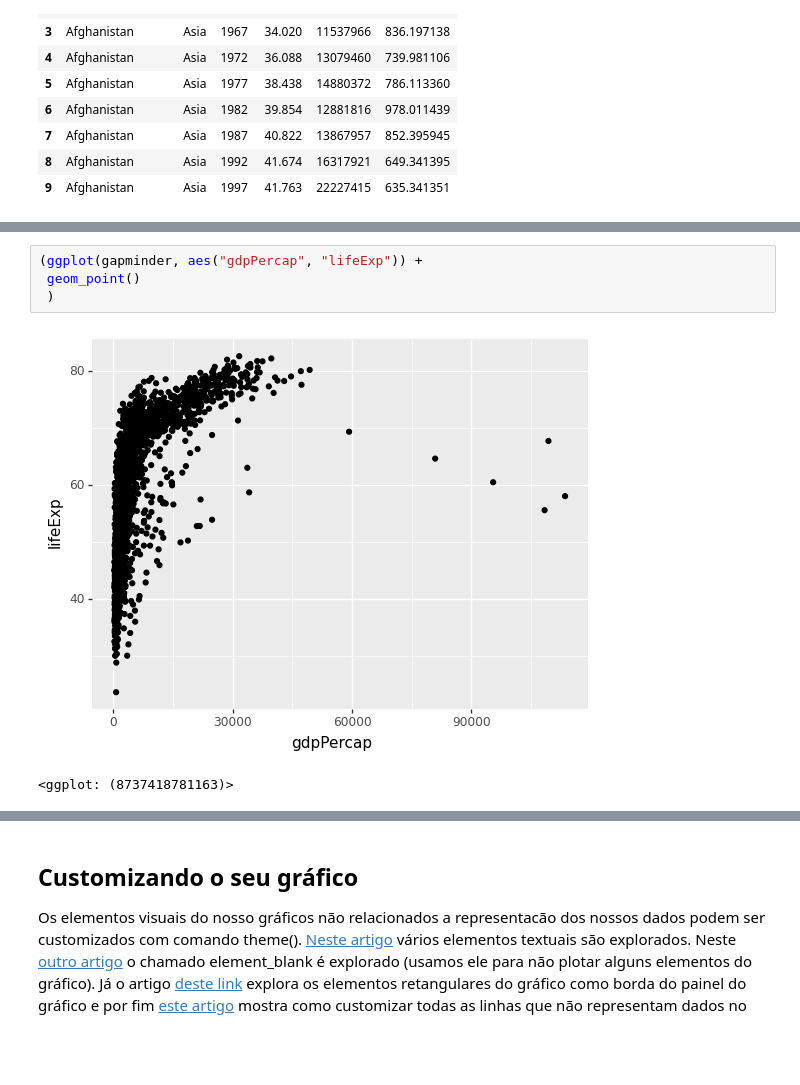
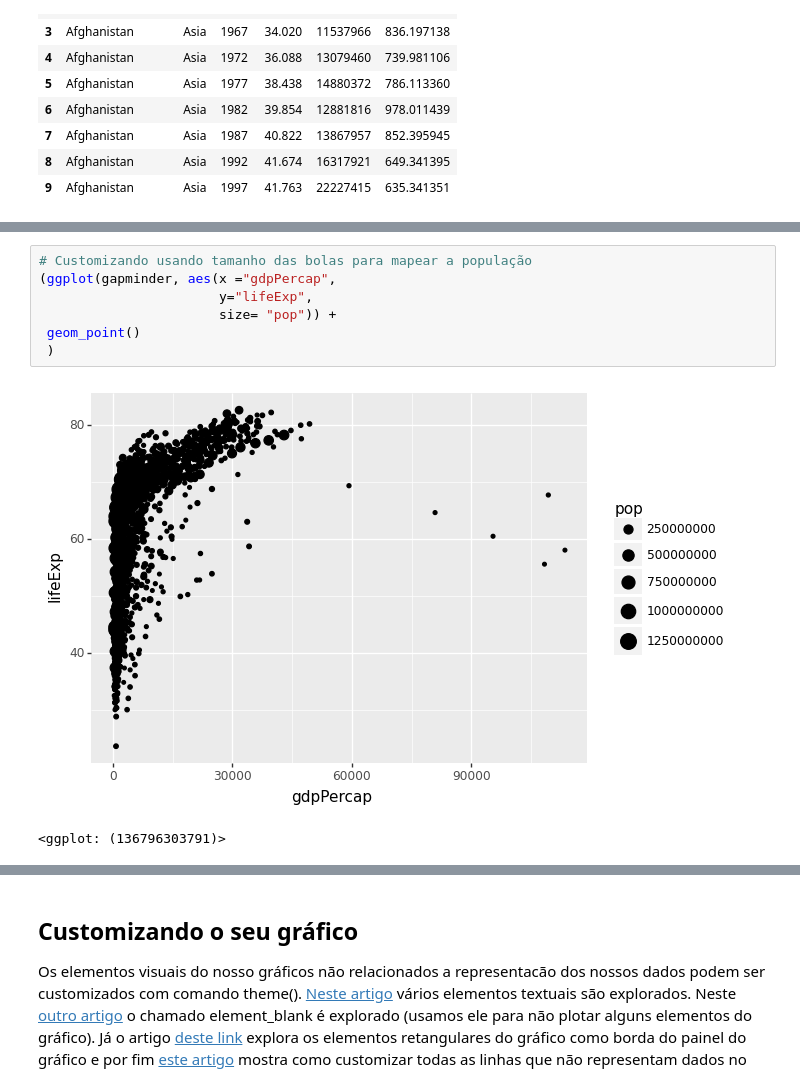
Before and after one commit to andreiporfiro/intro_python_verao_ime_2023, a Jupyter notebook: notebooks/aula04.ipynb, the cells around one changed output, grey strips where cells are left out. Cells and saved outputs as stored; diff of their text form; blank space fills up the shorter version.

```diff
--- a/notebooks/aula04.ipynb
+++ b/notebooks/aula04.ipynb
@@ -604,7 +642,10 @@ gapminder.head(10)
 # %%
-(ggplot(gapminder, aes("gdpPercap", "lifeExp")) +
+# Customizando usando tamanho das bolas para mapear a população
+(ggplot(gapminder, aes(x ="gdpPercap",
+                       y="lifeExp",
+                       size= "pop")) +
  geom_point()
  )
 # %% [output]
-[figure, old version]
+[figure, new version]
-<ggplot: (8737418781163)>
+<ggplot: (136796303791)>
```
Also changed, not shown: parts of 76 cells of this notebook, 2 other files.
